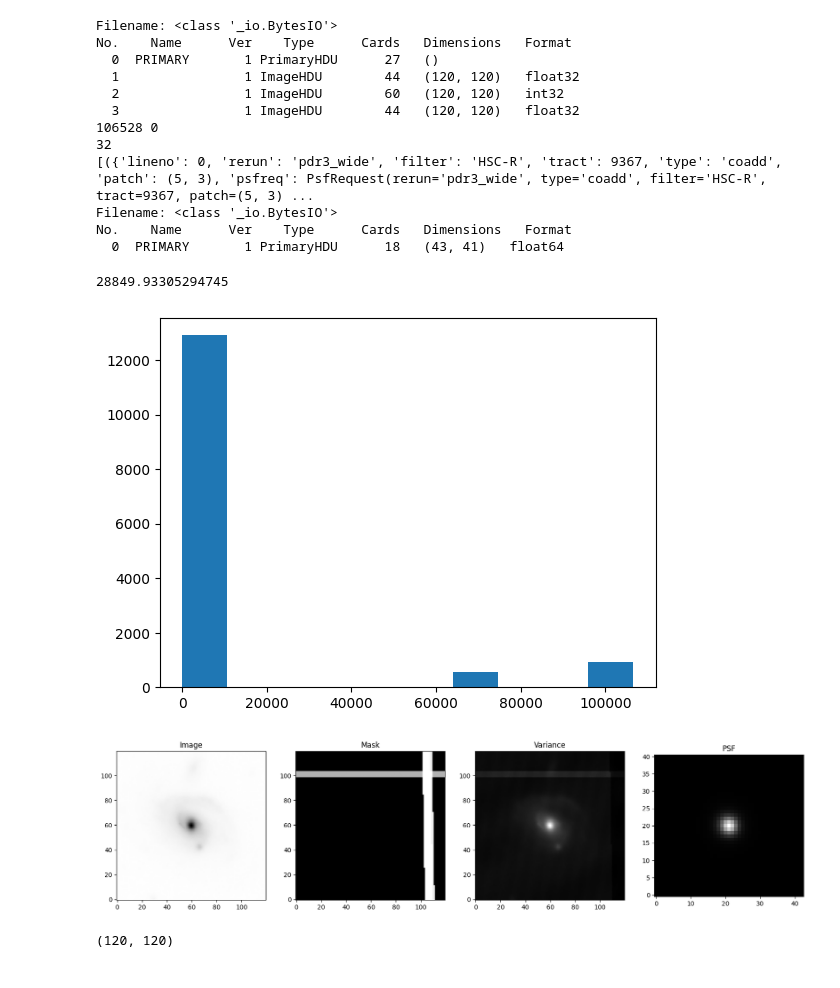
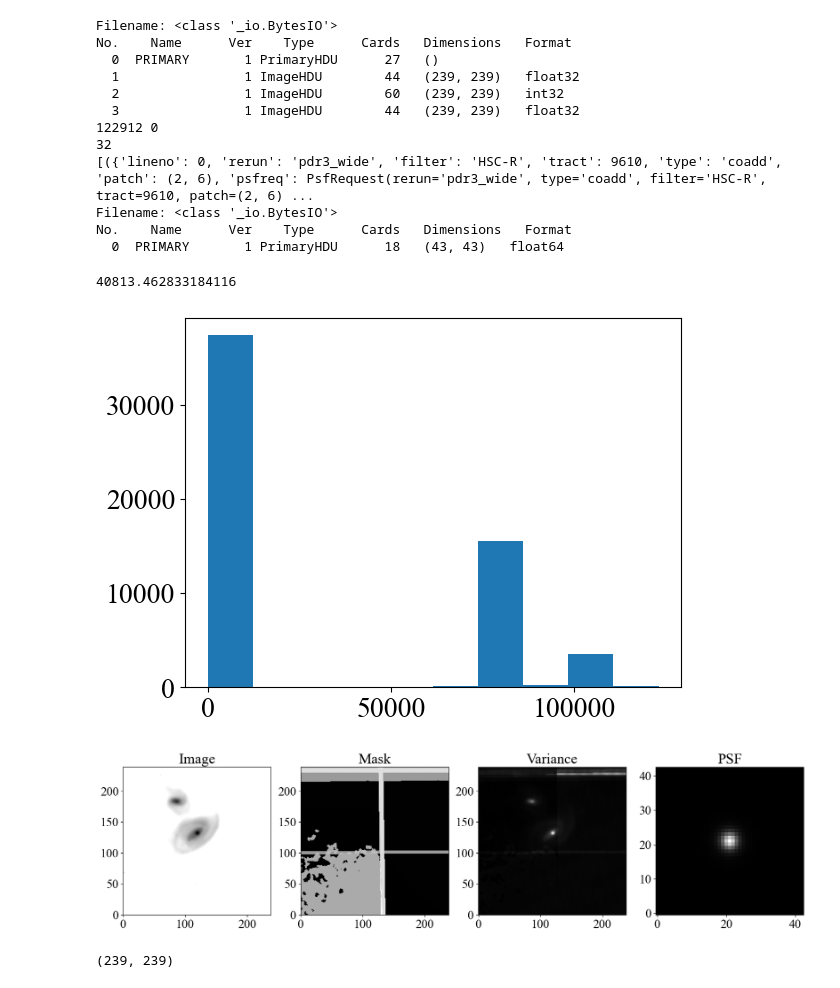
Before and after one commit to hyp0515/searching_inflow, a Jupyter notebook: morph_hsc.ipynb, the cells around one changed output. Drawn from its saved outputs; the diff is of its cells as text; code cells hidden in the pictures.

Commit message:
Long time no backup

```diff
--- a/morph_hsc.ipynb
+++ b/morph_hsc.ipynb
@@ -18,8 +18,13 @@ from astropy.convolution import convolve, Gaussian2DKernel
 from photutils.segmentation import detect_threshold, detect_sources
 import time
 import statmorph
+plt.rcParams["font.family"] = "serif"
+plt.rcParams["font.serif"] = ["Times New Roman"]
+plt.rcParams['font.size'] = 20
 # %%
-ra_center, dec_center =208.72415161132812, -0.9389227032661438
+ra_center, dec_center =209.262962, 1.091060 #1
+# ra_center, dec_center =185.6293182373047, 1.0146928663253784 #2
+# ra_center, dec_center =222.2838592529297, 1.003072924232483 #3
 user = 'hyp0515'
 password = 'PHFrCTavyczTCw/onxRGH537qhiLWqYSRuHB6WHE'
 filter = 'HSC-R'
@@ -27,8 +32,8 @@ filter = 'HSC-R'
 rect = downloadCutout.Rect.create(
     ra=	ra_center,
     dec=dec_center,
-    sw="10arcsec",
-    sh="10arcsec",
+    sw="20arcsec",
+    sh="20arcsec",
     variance=True,
     mask=True,
     filter=filter,
@@ -59,44 +64,45 @@ psf = psf_hdu[0].data
 Filename: <class '_io.BytesIO'>
 No.    Name      Ver    Type      Cards   Dimensions   Format
   0  PRIMARY       1 PrimaryHDU      27   ()
-  1                1 ImageHDU        44   (120, 120)   float32
-  2                1 ImageHDU        60   (120, 120)   int32
-  3                1 ImageHDU        44   (120, 120)   float32
-106528 0
+  1                1 ImageHDU        44   (239, 239)   float32
+  2                1 ImageHDU        60   (239, 239)   int32
+  3                1 ImageHDU        44   (239, 239)   float32
+122912 0
 32
-[({'lineno': 0, 'rerun': 'pdr3_wide', 'filter': 'HSC-R', 'tract': 9367, 'type': 'coadd', 'patch': (5, 3), 'psfreq': PsfRequest(rerun='pdr3_wide', type='coadd', filter='HSC-R', tract=9367, patch=(5, 3) ...
+[({'lineno': 0, 'rerun': 'pdr3_wide', 'filter': 'HSC-R', 'tract': 9610, 'type': 'coadd', 'patch': (2, 6), 'psfreq': PsfRequest(rerun='pdr3_wide', type='coadd', filter='HSC-R', tract=9610, patch=(2, 6) ...
 Filename: <class '_io.BytesIO'>
 No.    Name      Ver    Type      Cards   Dimensions   Format
-  0  PRIMARY       1 PrimaryHDU      18   (43, 41)   float64
+  0  PRIMARY       1 PrimaryHDU      18   (43, 43)   float64
 # %%
 print(np.std(mask.flatten()))
 plt.hist(mask.flatten())
 plt.show()
 # %% [output]
-28849.93305294745
+40813.462833184116
-[figure, old version]
+[figure, new version]
 # %%
 fig, ax = plt.subplots(1, 4, figsize=(20, 5))
-ax[0].imshow(image, cmap="gray_r", origin="lower")
+ax[0].imshow(np.where(image > 1, np.log10(image), 0), cmap="gray_r", origin="lower")
+# ax[0].contour(Z, contour_levels, colors=contour_colors, linewidths=1.5)
 ax[0].set_title("Image")
 ax[1].imshow(mask, cmap="gray", origin="lower")
 ax[1].set_title("Mask")
 ax[2].imshow(var, cmap="gray", origin="lower")
 ax[2].set_title("Variance")
 ax[3].imshow(psf, cmap="gray", origin="lower")
 ax[3].set_title("PSF")
 plt.show()
 # %% [output]
-[figure, old version]
+[figure, new version]
 # %%
-threshold = detect_threshold(image, 10,)
+threshold = detect_threshold(image, 3,)
 npixels = 200  # minimum number of connected pixels
 segmap = detect_sources(image, threshold, npixels)
 segmap = np.array(segmap)
 segmap = np.where(segmap != segmap[int(segmap.shape[0]/2), int(segmap.shape[1]/2)], 0, 1)
 print(segmap.shape)
 # %% [output]
-(120, 120)
+(239, 239)
 # %%
 plt.imshow(segmap, cmap='gray', origin='lower')
 plt.show()
```
Also changed, not shown: parts of 9 cells of this notebook, 7 other files.
